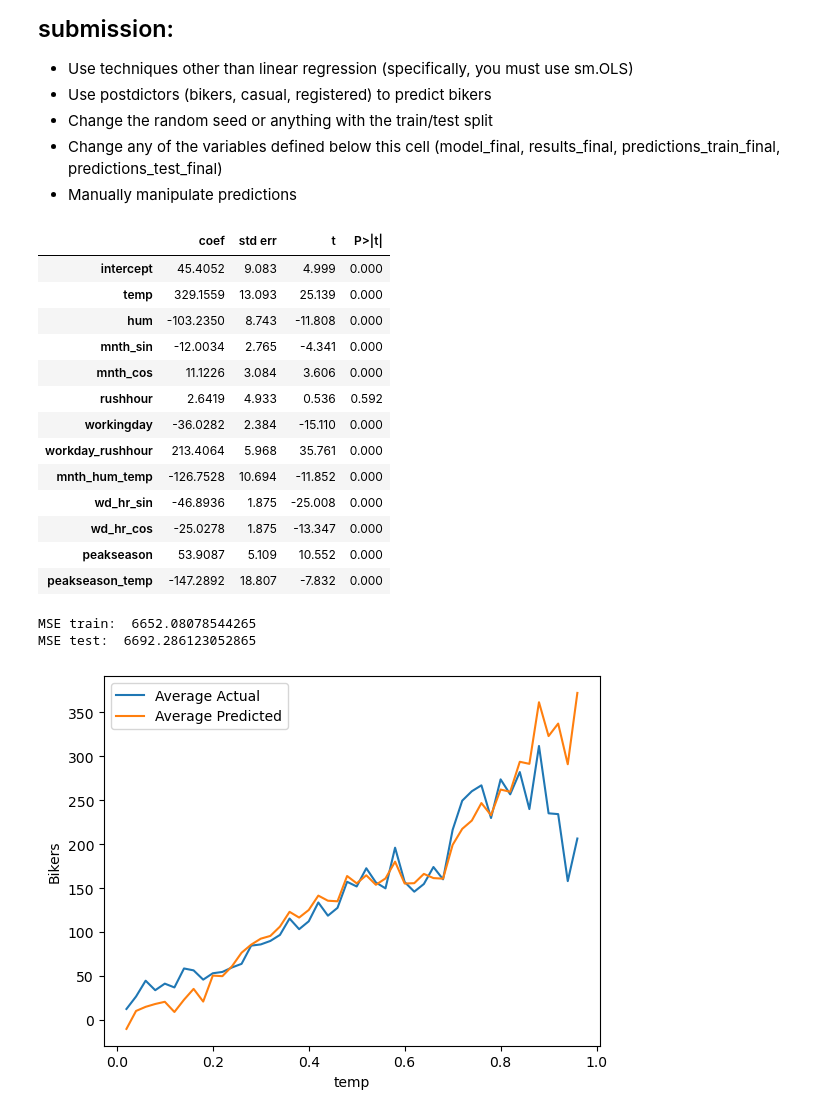
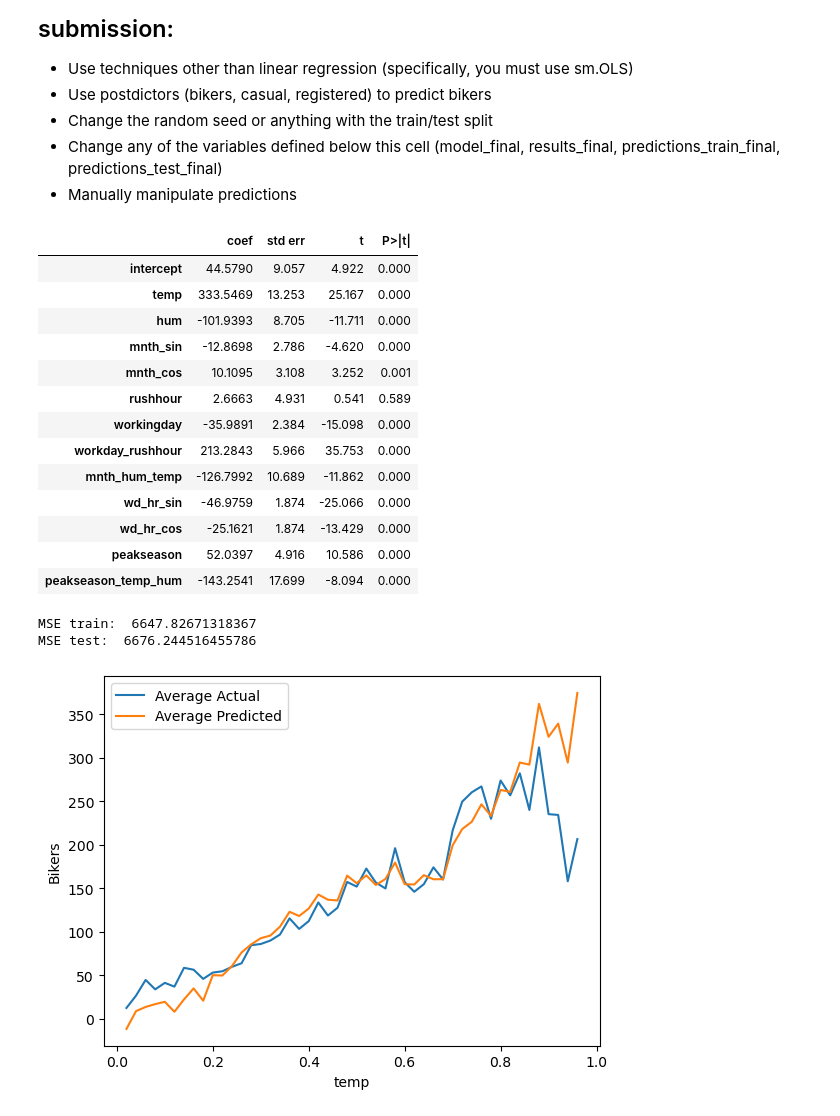
Before and after one commit to Tahmeed65/code_2600, a Jupyter notebook: mod05_nonlinear.ipynb, the cells around one changed output. Cells and saved outputs as stored; diff of their text form; code cells hidden in the pictures.

```diff
--- a/mod05_nonlinear.ipynb
+++ b/mod05_nonlinear.ipynb
@@ -340,10 +340,10 @@ Test["peakseason"] = np.where(Test["season"].astype('int').isin([2, 3, 4]), 1, 0
 X_train["peakseason"] = np.where(X_train["season"].astype('int').isin([2, 3, 4]), 1, 0)
 X_test["peakseason"] = np.where(X_test["season"].astype('int').isin([2, 3, 4]), 1, 0)
 
-Train["peakseason_temp"] = Train["peakseason"] * Train["temp"] * Train["hum"]
-Test["peakseason_temp"] = Test["peakseason"] * Test["temp"]
-X_train["peakseason_temp"] = X_train["peakseason"] * X_train["temp"]
-X_test["peakseason_temp"] = X_test["peakseason"] *  X_test["temp"]
+Train["peakseason_temp_hum"] = Train["peakseason"] * Train["temp"] *Train["hum"]
+Test["peakseason_temp_hum"] = Test["peakseason"] * Test["temp"] * Test["hum"]
+X_train["peakseason_temp_hum"] = X_train["peakseason"] * X_train["temp"] * X_train["hum"]
+X_test["peakseason_temp_hum"] = X_test["peakseason"] *  X_test["temp"] * X_test["hum"]
 
 Train["workday_rushhour"] = Train["workingday"] * Train["rushhour"]
 Test["workday_rushhour"] = Test["workingday"] * Test["rushhour"]
@@ -366,26 +366,26 @@ X_train["wd_hr_cos"] = X_train["workingday"] * X_train["hr_cos"]
 X_test["wd_hr_cos"] = X_test["workingday"] * X_test["hr_cos"]
 # %%
 # Build your linear regression model here.
-vars_to_include = ['intercept', "temp", "hum", "mnth_sin", "mnth_cos", "rushhour", "workingday", "workday_rushhour", "mnth_hum_temp", "wd_hr_sin", "wd_hr_cos", "peakseason", "peakseason_temp"]
+vars_to_include = ['intercept', "temp", "hum", "mnth_sin", "mnth_cos", "rushhour", "workingday", "workday_rushhour", "mnth_hum_temp", "wd_hr_sin", "wd_hr_cos", "peakseason", "peakseason_temp_hum"]
 
 model_final = sm.OLS(y_train, X_train[vars_to_include])
 results_final = model_final.fit()
 summarize(results_final)
 # %% [output]
 |  | coef | std err | t | P>|t| |
-| intercept | 45.4052 | 9.083 | 4.999 | 0.000 |
-| temp | 329.1559 | 13.093 | 25.139 | 0.000 |
-| hum | -103.2350 | 8.743 | -11.808 | 0.000 |
-| mnth_sin | -12.0034 | 2.765 | -4.341 | 0.000 |
-| mnth_cos | 11.1226 | 3.084 | 3.606 | 0.000 |
-| rushhour | 2.6419 | 4.933 | 0.536 | 0.592 |
-| workingday | -36.0282 | 2.384 | -15.110 | 0.000 |
-| workday_rushhour | 213.4064 | 5.968 | 35.761 | 0.000 |
-| mnth_hum_temp | -126.7528 | 10.694 | -11.852 | 0.000 |
-| wd_hr_sin | -46.8936 | 1.875 | -25.008 | 0.000 |
-| wd_hr_cos | -25.0278 | 1.875 | -13.347 | 0.000 |
-| peakseason | 53.9087 | 5.109 | 10.552 | 0.000 |
-| peakseason_temp | -147.2892 | 18.807 | -7.832 | 0.000 |
+| intercept | 44.5790 | 9.057 | 4.922 | 0.000 |
+| temp | 333.5469 | 13.253 | 25.167 | 0.000 |
+| hum | -101.9393 | 8.705 | -11.711 | 0.000 |
+| mnth_sin | -12.8698 | 2.786 | -4.620 | 0.000 |
+| mnth_cos | 10.1095 | 3.108 | 3.252 | 0.001 |
+| rushhour | 2.6663 | 4.931 | 0.541 | 0.589 |
+| workingday | -35.9891 | 2.384 | -15.098 | 0.000 |
+| workday_rushhour | 213.2843 | 5.966 | 35.753 | 0.000 |
+| mnth_hum_temp | -126.7992 | 10.689 | -11.862 | 0.000 |
+| wd_hr_sin | -46.9759 | 1.874 | -25.066 | 0.000 |
+| wd_hr_cos | -25.1621 | 1.874 | -13.429 | 0.000 |
+| peakseason | 52.0397 | 4.916 | 10.586 | 0.000 |
+| peakseason_temp_hum | -143.2541 | 17.699 | -8.094 | 0.000 |
 # %%
 predictions_train_final = predict(X_train[vars_to_include], results_final)
 print('MSE train: ', mse(y_train, predictions_train_final))
@@ -393,8 +393,8 @@ print('MSE train: ', mse(y_train, predictions_train_final))
 predictions_test_final = predict(X_test[vars_to_include], results_final)
 print('MSE test: ', mse(y_test, predictions_test_final))
 # %% [output]
-MSE train:  6652.08078544265
-MSE test:  6692.286123052865
+MSE train:  6647.82671318367
+MSE test:  6676.244516455786
 # %%
 plot_avg_actual_vs_predicted_by_feature(X=X_train,
                                         y=y_train,
```
